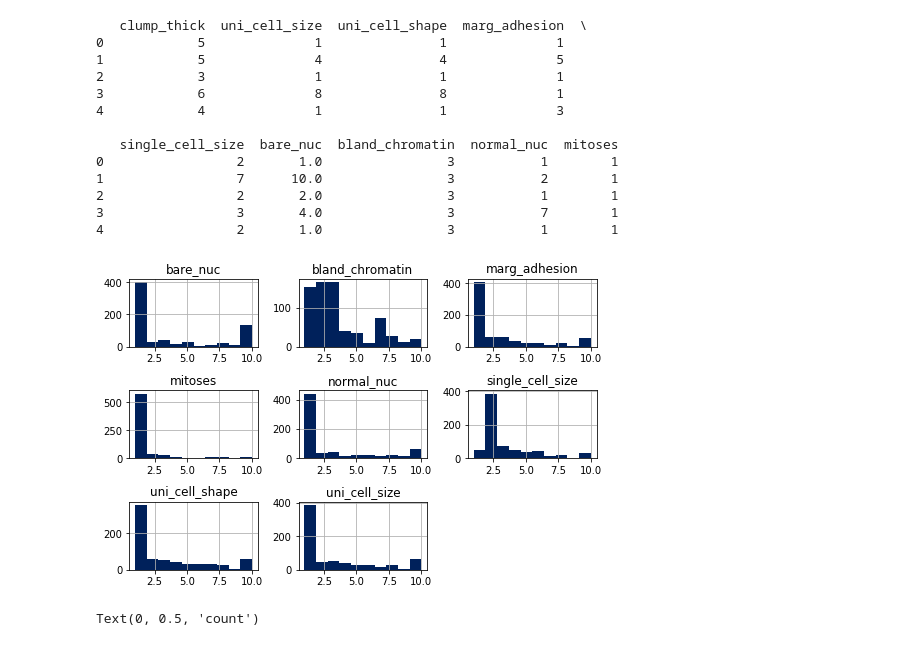
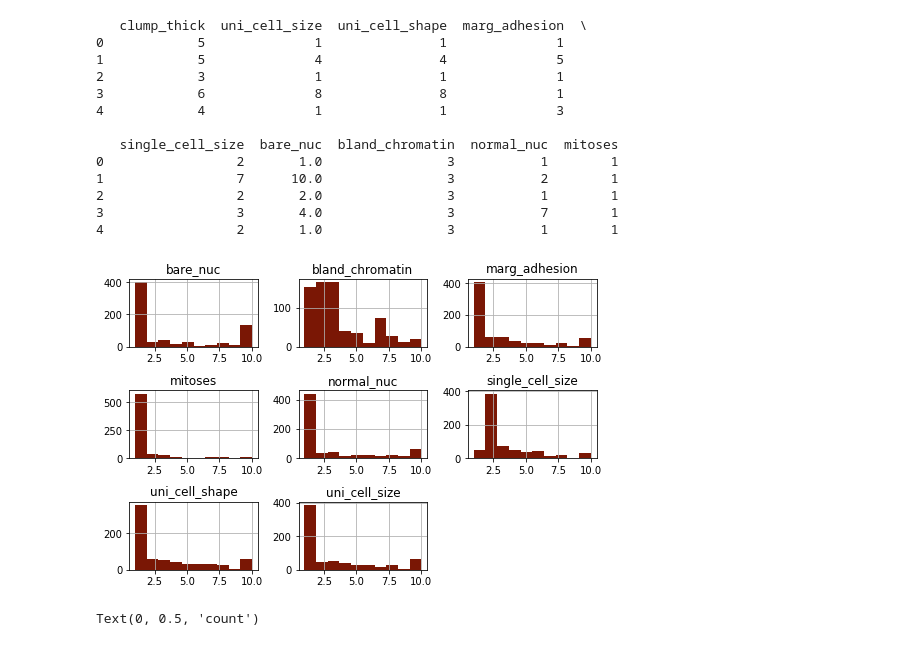
Before and after one commit to iu-data-science-python-i590-team-jtr/final-project, a Jupyter notebook: Code/i590_FinalProject_Phase1_Consolidated.ipynb, the cells around one changed output. Drawn from its saved outputs; the diff is of its cells as text; code cells hidden in the pictures.

```diff
--- a/Code/i590_FinalProject_Phase1_Consolidated.ipynb
+++ b/Code/i590_FinalProject_Phase1_Consolidated.ipynb
@@ -83,3 +84,3 @@ Name: A7, Length: 699, dtype: float64
 # %%
- bcd['A7'] = pd.to_numeric(bcd['A7'], errors='coerce')
+ bcd.bare_nuc = pd.to_numeric(bcd.bare_nuc, errors='coerce')
 # %%
@@ -182,14 +183,14 @@ print(bcd2.head(n=5))
 # %%
 hist = bcd2.iloc[:,1:10].hist(
     grid = True,
     bins = 10,
-    color = '#00215B',
+    color = '#7A1705',
     alpha = 1.0
 )
 
 plt.tight_layout(rect=(0,0,1.2,1.2))
 # %% [output]
-[figure, old version]
+[figure, new version]
 # %%
 bar = bcd.groupby(['CLASS'])['id'].count().plot.bar(figsize=(4,4),color=('#7A1705','#333333'),title='Breast Cancer Diagnosis')
 plt.ylabel('count')
```
Also changed, not shown: parts of 9 cells of this notebook.
